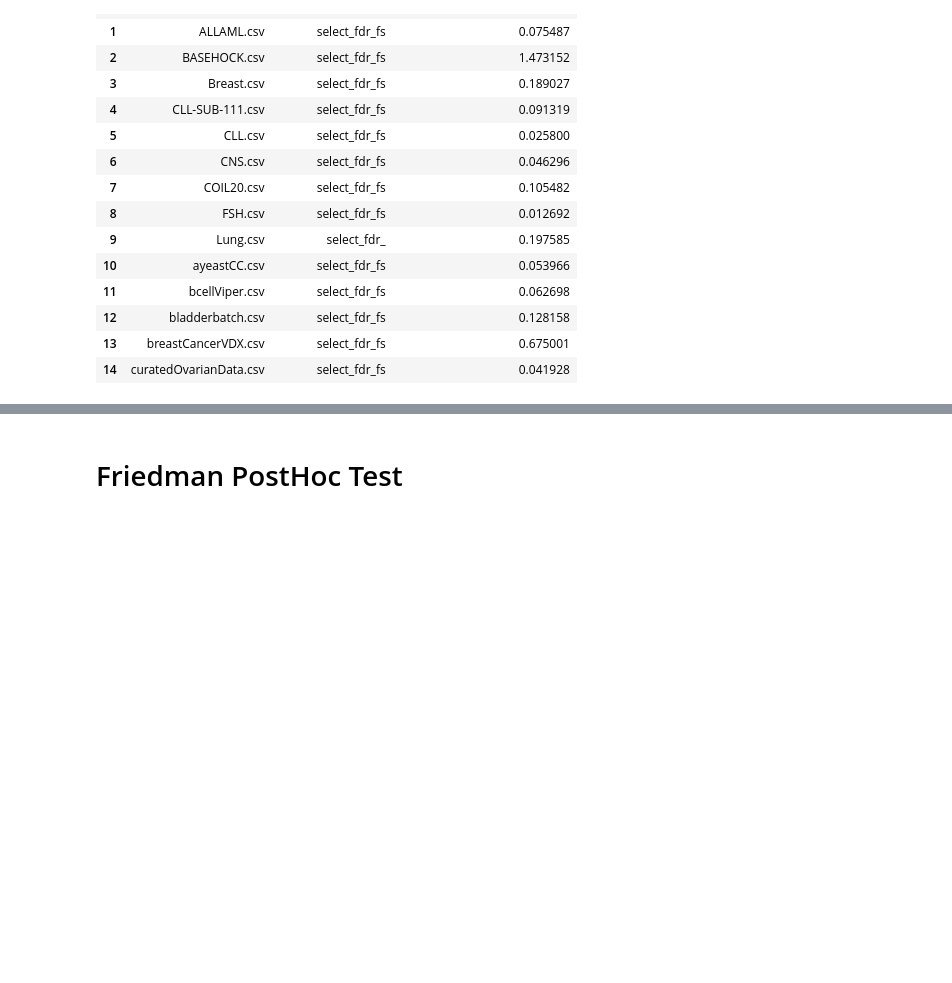
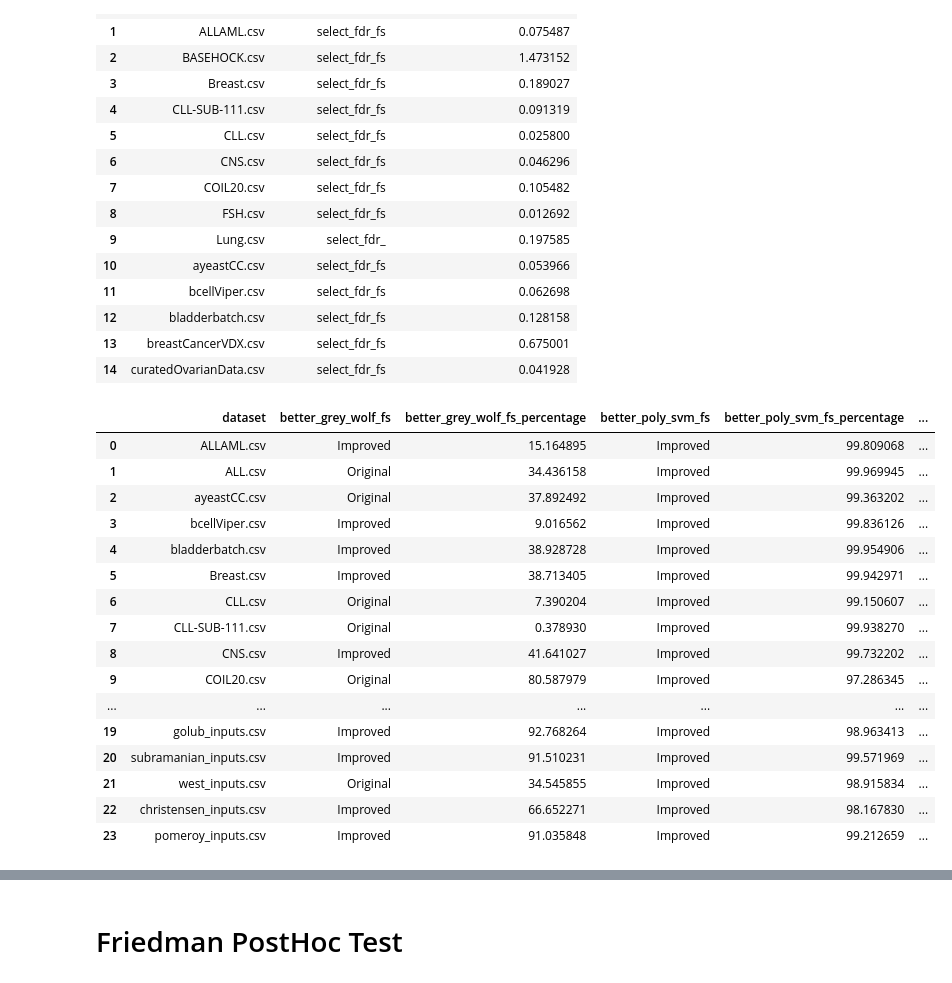
Before and after one commit to TzviLederer/feature-selection, a Jupyter notebook: analyse_results.ipynb, the cells around one changed output, grey strips where cells are left out. Drawn from its saved outputs; the diff is of its cells as text; code cells hidden in the pictures; blank space fills up the shorter version.

```diff
--- a/analyse_results.ipynb
+++ b/analyse_results.ipynb
@@ -36,0 +87,20 @@ max_acc
+# %%
+metric_col = 'test_acc'
+
+res = {d: {} for d in df.dataset.unique()}
+improvements_fs = list(df['filtering_algorithm'][df['filtering_algorithm'].str.endswith('_Aug')].unique())
+for new_fs in improvements_fs:
+    org_fs = new_fs[:-len('_Aug')]
+    mean_df = df[df['filtering_algorithm'].isin([org_fs,new_fs])].groupby(['dataset', 'filtering_algorithm']).mean()[metric_col].reset_index()
+    for dataset in mean_df.dataset.unique():
+        ds_df = mean_df[mean_df['dataset'] == dataset]
+        org_metric = ds_df[ds_df['filtering_algorithm'] == org_fs][metric_col].iloc[0]
+        new_metric = ds_df[ds_df['filtering_algorithm'] == new_fs][metric_col].iloc[0]
+        if new_metric > org_metric:
+            res[dataset].update({f'better_{org_fs}': 'Augmented', f'better_{org_fs}_percentage': 100 * (new_metric / org_metric - 1)})
+        elif new_metric < org_metric:
+            res[dataset].update({f'better_{org_fs}': 'Original', f'better_{org_fs}_percentage': 100 * (org_metric / new_metric - 1)})
+        else:
+            res[dataset].update({f'better_{org_fs}': 'Equal'})
+res_df = pd.DataFrame([{'dataset': d, **v} for d, v in res.items()])
+res_df
@@ -76,0 +153,38 @@ max_acc
+# %%
+metric_col = 'test_feature_selector_fit_time'
+
+res = {d: {} for d in df.dataset.unique()}
+improvements_fs = list(df['filtering_algorithm'][df['filtering_algorithm'].str.endswith('_New')].unique())
+for new_fs in improvements_fs:
+    org_fs = new_fs[:-len('_New')]
+    mean_df = df[df['filtering_algorithm'].isin([org_fs,new_fs])].groupby(['dataset', 'filtering_algorithm']).max()[metric_col].reset_index()
+    for dataset in mean_df.dataset.unique():
+        ds_df = mean_df[mean_df['dataset'] == dataset]
+        org_metric = ds_df[ds_df['filtering_algorithm'] == org_fs][metric_col].iloc[0]
+        new_metric = ds_df[ds_df['filtering_algorithm'] == new_fs][metric_col].iloc[0]
+        if new_metric < org_metric:
+            res[dataset].update({f'better_{org_fs}': 'Improved', f'better_{org_fs}_percentage': 100 * (1 - new_metric / org_metric)})
+        elif new_metric > org_metric:
+            res[dataset].update({f'better_{org_fs}': 'Original', f'better_{org_fs}_percentage': 100 * (1 - org_metric / new_metric)})
+        else:
+            res[dataset].update({f'better_{org_fs}': 'Equal'})
+res_df = pd.DataFrame([{'dataset': d, **v} for d, v in res.items()])
+res_df
+# %% [output]
+|  | dataset | better_grey_wolf_fs | better_grey_wolf_fs_percentage | better_poly_svm_fs | better_poly_svm_fs_percentage | ... |
+| 0 | ALLAML.csv | Improved | 15.164895 | Improved | 99.809068 | ... |
+| 1 | ALL.csv | Original | 34.436158 | Improved | 99.969945 | ... |
+| 2 | ayeastCC.csv | Original | 37.892492 | Improved | 99.363202 | ... |
+| 3 | bcellViper.csv | Improved | 9.016562 | Improved | 99.836126 | ... |
+| 4 | bladderbatch.csv | Improved | 38.928728 | Improved | 99.954906 | ... |
+| 5 | Breast.csv | Improved | 38.713405 | Improved | 99.942971 | ... |
+| 6 | CLL.csv | Original | 7.390204 | Improved | 99.150607 | ... |
+| 7 | CLL-SUB-111.csv | Original | 0.378930 | Improved | 99.938270 | ... |
+| 8 | CNS.csv | Improved | 41.641027 | Improved | 99.732202 | ... |
+| 9 | COIL20.csv | Original | 80.587979 | Improved | 97.286345 | ... |
+| ... | ... | ... | ... | ... | ... | ... |
+| 19 | golub_inputs.csv | Improved | 92.768264 | Improved | 98.963413 | ... |
+| 20 | subramanian_inputs.csv | Improved | 91.510231 | Improved | 99.571969 | ... |
+| 21 | west_inputs.csv | Original | 34.545855 | Improved | 98.915834 | ... |
+| 22 | christensen_inputs.csv | Improved | 66.652271 | Improved | 98.167830 | ... |
+| 23 | pomeroy_inputs.csv | Improved | 91.035848 | Improved | 99.212659 | ... |
```
Also changed, not shown: parts of 5 cells of this notebook.
